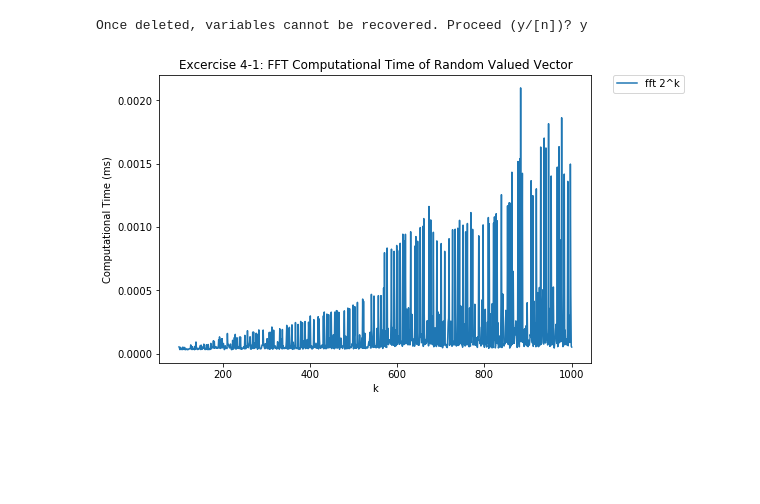
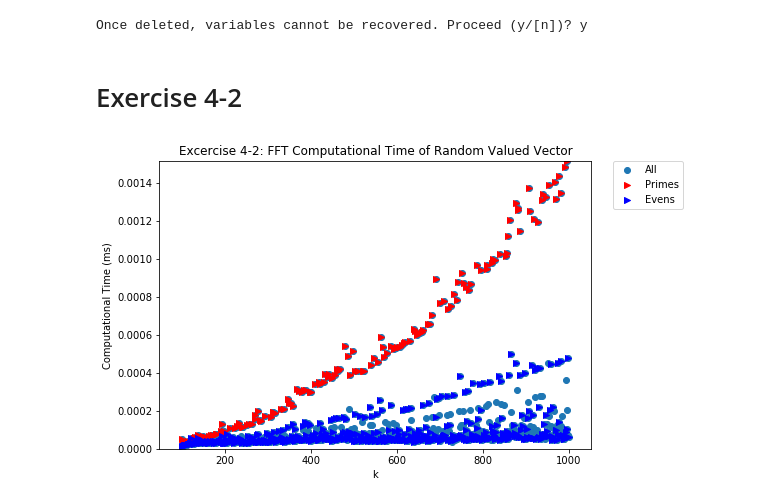
Before and after one commit to sspiel4/ME-564-565-Engineering-Computations, a Jupyter notebook: ME 565/Exercise 4-2.ipynb, the cells around one changed output. Drawn from its saved outputs; the diff is of its cells as text; code cells hidden in the pictures; blank space fills up the shorter version.

```diff
--- a/ME 565/Exercise 4-2.ipynb
+++ b/ME 565/Exercise 4-2.ipynb
@@ -12,3 +12,5 @@ import itertools as itertools
 import matplotlib.pyplot as plt
 from matplotlib.backends.backend_pdf import PdfPages
 import matplotlib.cm as cm
+# %% [markdown]
+# Exercise 4-2
@@ -39,24 +71,40 @@ for i in range (k_start,k_end):
 #convert dictionaries to lists to plot
 index = list(k.values())
 times = list(d.values())
+index_prime = []
+time_prime = []
+index_even = []
+time_even = []
+
+for x in index[:]:
+    if isprime(x) == True:
+        index_prime.append(x)
+        time_prime.append(times[x-100])
+
+for x in index[:]:
+    if iseven(x) == True:
+        index_even.append(x)
+        time_even.append(times[x-100])
 # %%
 #create figure object
 fig = plt.figure()
 
 #plot each set of y values with respect to time
 ax = fig.add_axes([0,0,1,1])
 
-ax.plot(index,times, label = 'fft 2^k')
-
 #title axis
 ax.set_xlabel('k')
 ax.set_ylabel('Computational Time (ms)')
-ax.set_title('Excercise 4-1: FFT Computational Time of Random Valued Vector')
-#ax.set_yscale('log', basey = np.e)
+ax.set_title('Excercise 4-2: FFT Computational Time of Random Valued Vector')
+ax.set_ylim(0,np.max(times))
+
+ax.scatter(index,times, label = 'All')
+ax.scatter(index_prime,time_prime, label = 'Primes', marker = ">", color = "red")
+ax.scatter(index_even,time_even, label = 'Evens', marker = ">", color = "blue")
 
 #include legend
 plt.legend(bbox_to_anchor=(1.05, 1), loc=2, borderaxespad=0.)
 
 plt.show()
 # %% [output]
-[figure, old version]
+[figure, new version]
```
Also changed, not shown: parts of 4 cells of this notebook, 6 other files.
